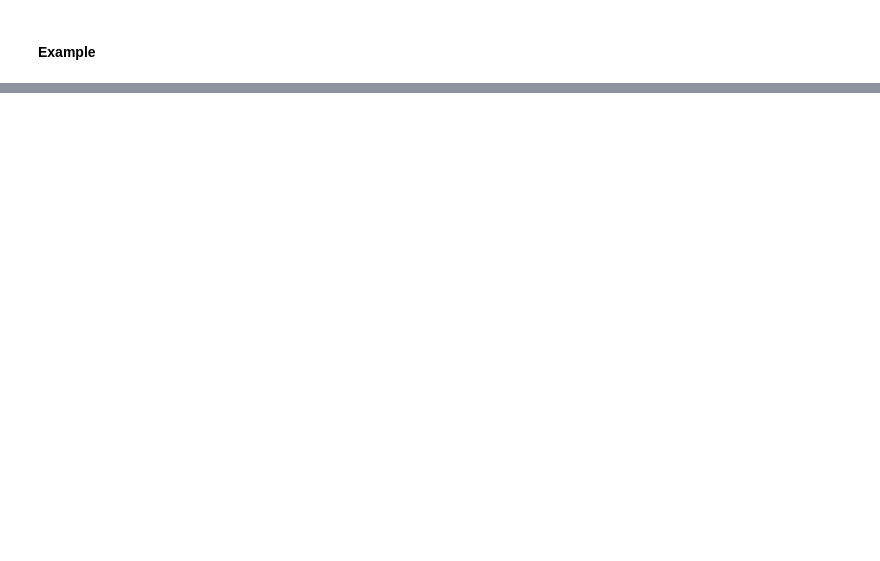
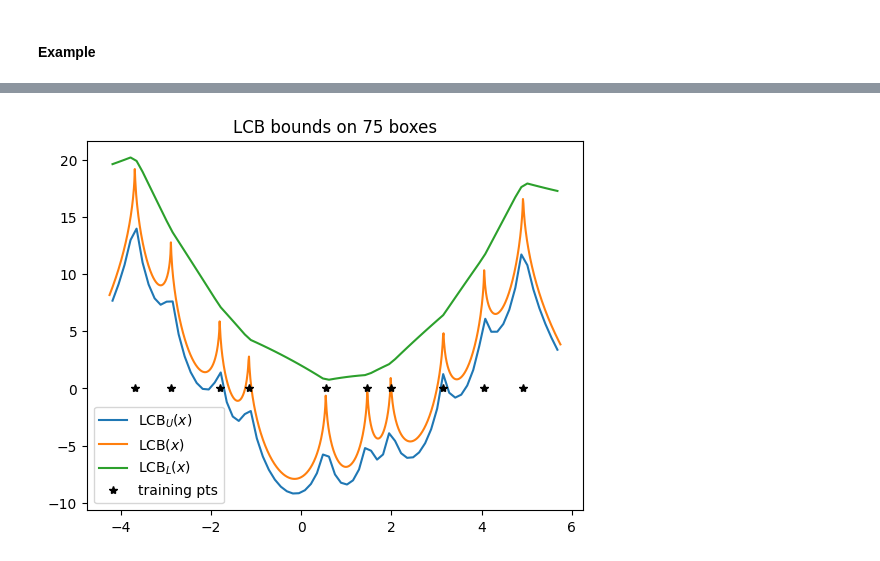
Before and after one commit to llnl/hiop, a Jupyter notebook: src/Drivers/hiopbbpy/BODemoNLP-Tucker.ipynb, the cells around one changed output, grey strips where cells are left out. Saved outputs shown, nothing was run; the diff lists cells and outputs as text; code cells hidden in the pictures; blank space fills up the shorter version.

```diff
--- a/src/Drivers/hiopbbpy/BODemoNLP-Tucker.ipynb
+++ b/src/Drivers/hiopbbpy/BODemoNLP-Tucker.ipynb
@@ -197,0 +201,10 @@ plt.show()
+# %%
+plt.plot(midpoints, LCB_Ls, label=r"LCB$_{U}(x)$")
+plt.plot(X, Y_acqf, label=r'LCB$(x)$')
+plt.plot(midpoints, LCB_Us, label=r"LCB$_{L}(x)$")
+plt.plot(x_train[:,0], np.zeros(n_samples), "k*", label=r'training pts')
+plt.title('LCB bounds on {0:d} boxes'.format(nboxes))
+plt.legend()
+plt.show()
+# %% [output]
+[figure, added]
```
Also changed, not shown: parts of 17 cells of this notebook.
